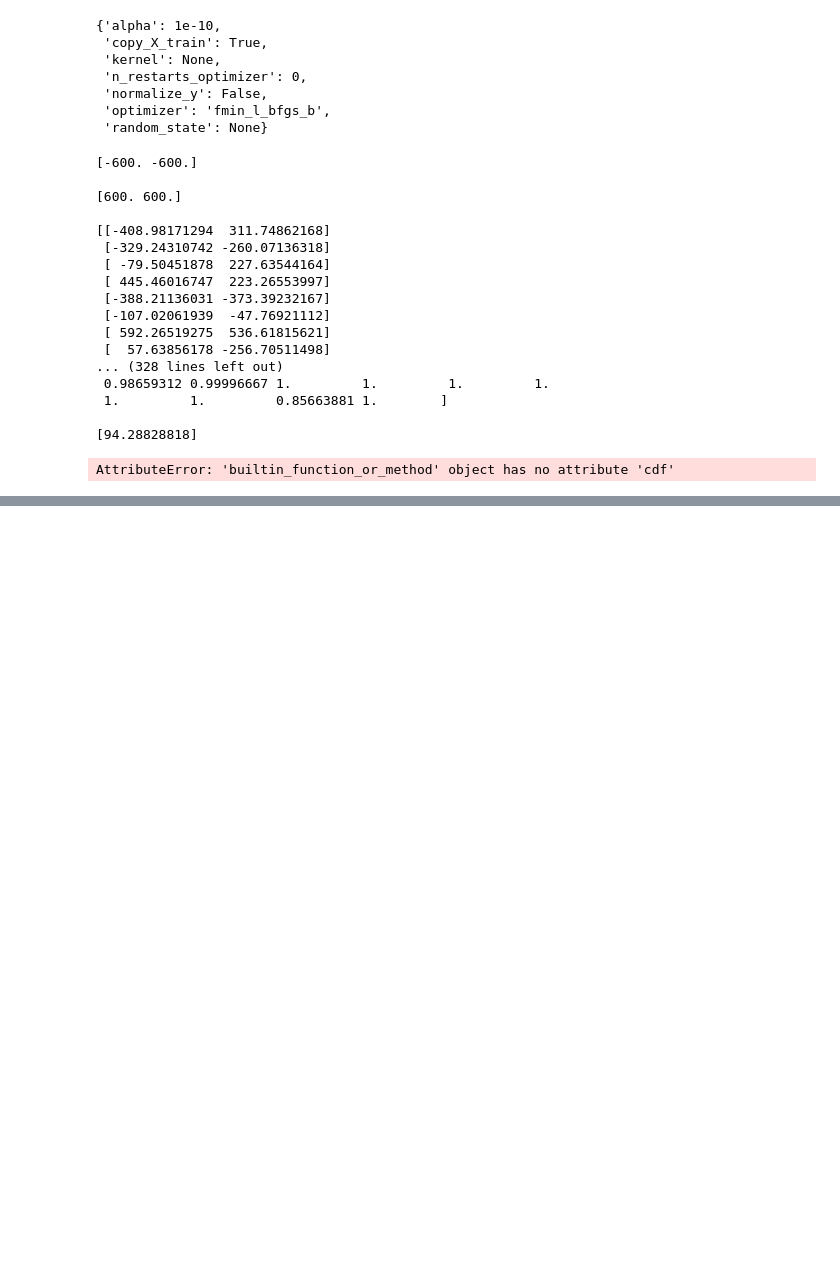
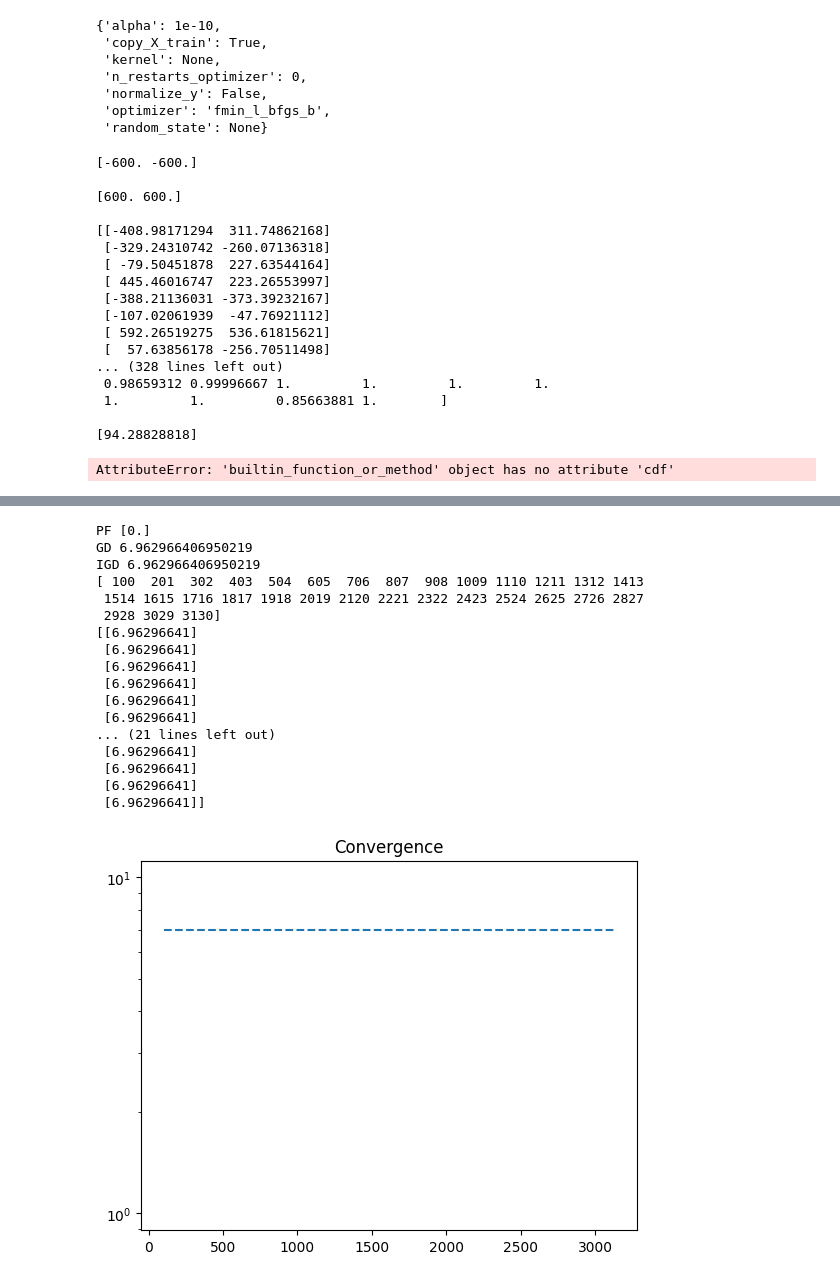
Before and after one commit to koway927/Optimization-Algorithm, a Jupyter notebook: BOA.ipynb, the cells around one changed output, grey strips where cells are left out. Drawn from its saved outputs; the diff is of its cells as text; code cells hidden in the pictures; blank space fills up the shorter version.

```diff
--- a/BOA.ipynb
+++ b/BOA.ipynb
@@ -194,8 +193,10 @@ from Bayesian_Optimization_Algorithm import BayesianOptimiztion
 # %%
+from Bayesian_Optimization_Algorithm import BayesianOptimiztion
 algorithm3 = BayesianOptimiztion()
-res = minimize(get_problem("ackley", n_var=2, a=20, b=1/5, c=2 * np.pi),
+res = minimize(get_problem("rastrigin", n_var = 2),
                 algorithm3,
                 save_history=True,
                 seed = 1,
-                verbose=False)
+
+                verbose=True)
 # %% [output]
@@ -202,0 +220,38 @@ Exception: Population Set Attribute Error: Number of values and population size
+# %%
+pf = get_problem("rastrigin", n_var = 2).pareto_front()
+print("PF",pf[0])
+ind = GD(pf)
+print("GD", ind(res.F))
+ind2 = IGD(pf)
+print("IGD", ind2(res.F))
+
+
+n_evals = np.array([e.evaluator.n_eval for e in res.history])
+opt = np.array([e.opt[0].F for e in res.history])
+print(n_evals)
+print(opt)
+
+plt.title("Convergence")
+plt.plot(n_evals, opt, "--")
+plt.plot(n_evals, np.repeat(pf[0],len(n_evals)), 'k-', lw=1,dashes=[2, 2])
+plt.yscale("log")
+plt.show()
+# %% [output]
+PF [0.]
+GD 6.962966406950219
+IGD 6.962966406950219
+[ 100  201  302  403  504  605  706  807  908 1009 1110 1211 1312 1413
+ 1514 1615 1716 1817 1918 2019 2120 2221 2322 2423 2524 2625 2726 2827
+ 2928 3029 3130]
+[[6.96296641]
+ [6.96296641]
+ [6.96296641]
+ [6.96296641]
+ [6.96296641]
+ [6.96296641]
+... (21 lines left out)
+ [6.96296641]
+ [6.96296641]
+ [6.96296641]
+ [6.96296641]]
+[figure, added]
```
Also changed, not shown: parts of 3 cells of this notebook, 2 other files.
